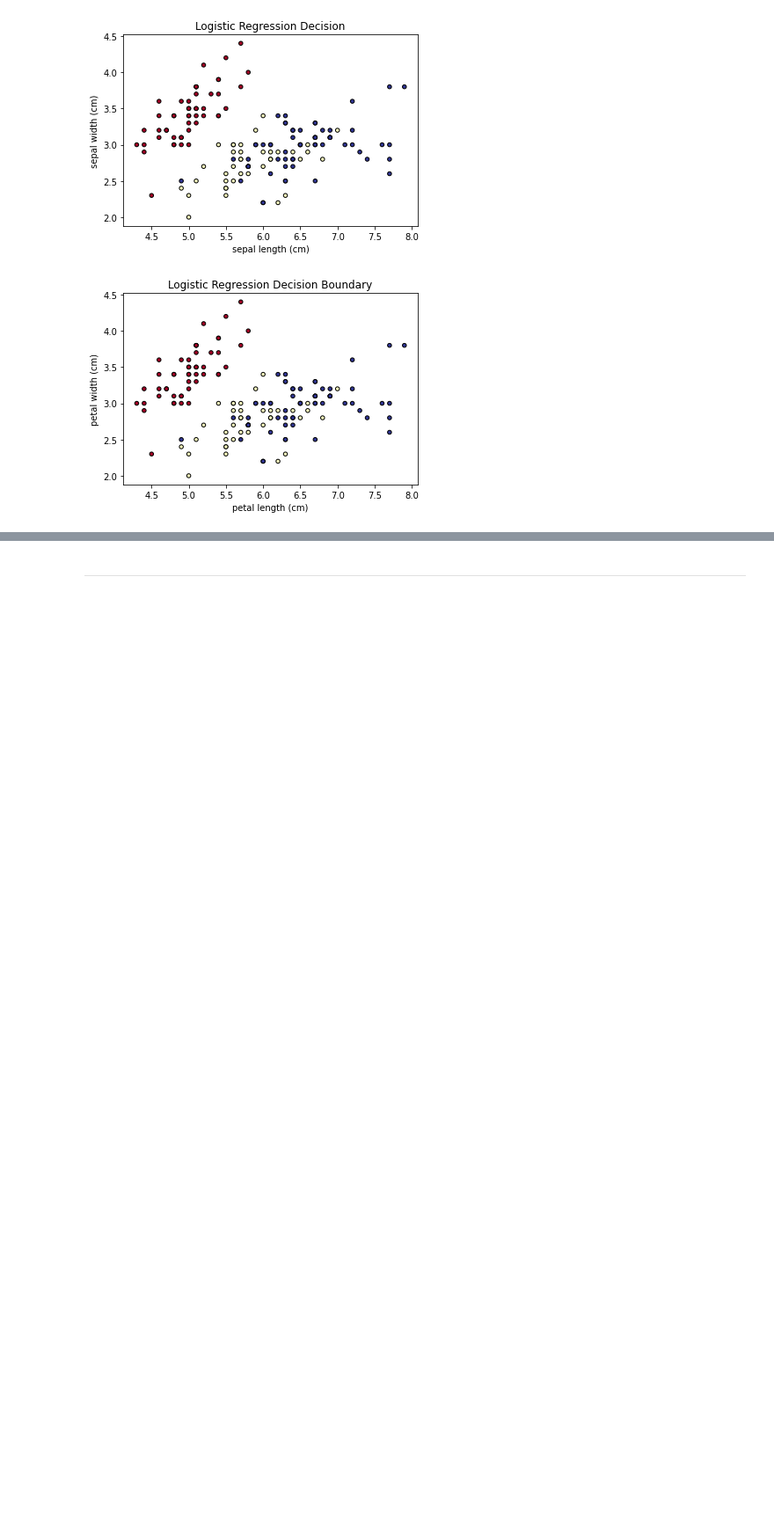
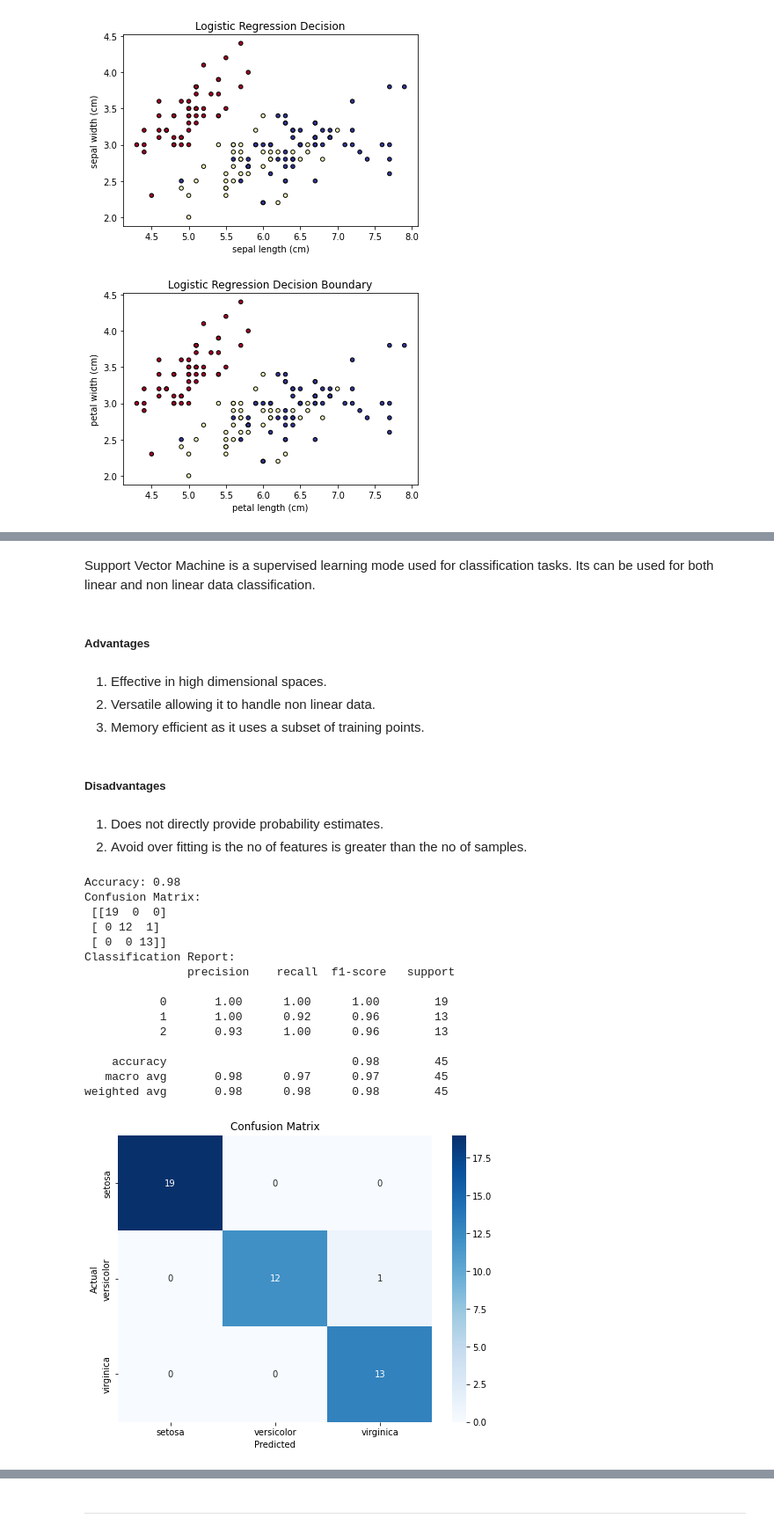
Before and after one commit to Ginafenn/Machine-Learning-Statistics, a Jupyter notebook: project.ipynb, the cells around one changed output, grey strips where cells are left out. Shown at 88% size. Saved outputs shown, nothing was run; the diff lists cells and outputs as text; code cells hidden in the pictures; blank space fills up the shorter version.

```diff
--- a/project.ipynb
+++ b/project.ipynb
@@ -243,0 +259,59 @@ Classification algorithm eg and what it is
+# %% [markdown]
+Support Vector Machine is a supervised learning mode used for classification tasks. Its can be used for both linear and non linear data classification.
+# %% [markdown]
+##### Advantages
+# %% [markdown]
+1. Effective in high dimensional spaces.<br>
+2. Versatile allowing it to handle non linear data.<br>
+3. Memory efficient as it uses a subset of training points.<br>
+# %% [markdown]
+##### Disadvantages
+# %% [markdown]
+1. Does not directly provide probability estimates.<br>
+2. Avoid over fitting is the no of features is greater than the no of samples.<br>
+# %%
+# Initialize the SVM classifier
+svm_model = SVC(kernel='linear', C=1.0, random_state=42)
+
+# Train the SVM model
+svm_model.fit(X_train_scaled, y_train)
+
+# Make predictions on the test set
+y_pred = svm_model.predict(X_test_scaled)
+
+# Calculate accuracy
+accuracy = accuracy_score(y_test, y_pred)
+print(f"Accuracy: {accuracy:.2f}")
+
+# Generate and display the confusion matrix
+conf_matrix = confusion_matrix(y_test, y_pred)
+print("Confusion Matrix:\n", conf_matrix)
+
+# Generate and display the classification report
+classification_rep = classification_report(y_test, y_pred)
+print("Classification Report:\n", classification_rep)
+
+# Plot the confusion matrix
+plt.figure(figsize=(8, 6))
+sns.heatmap(conf_matrix, annot=True, fmt="d", cmap="Blues", xticklabels=data.target_names, yticklabels=data.target_names)
+plt.xlabel('Predicted')
+plt.ylabel('Actual')
+plt.title('Confusion Matrix')
+plt.show()
+# %% [output]
+Accuracy: 0.98
+Confusion Matrix:
+ [[19  0  0]
+ [ 0 12  1]
+ [ 0  0 13]]
+Classification Report:
+               precision    recall  f1-score   support
+
+           0       1.00      1.00      1.00        19
+           1       1.00      0.92      0.96        13
+           2       0.93      1.00      0.96        13
+
+    accuracy                           0.98        45
+   macro avg       0.98      0.97      0.97        45
+weighted avg       0.98      0.98      0.98        45
+[figure, added]
```
Also changed, not shown: parts of 14 cells of this notebook.
